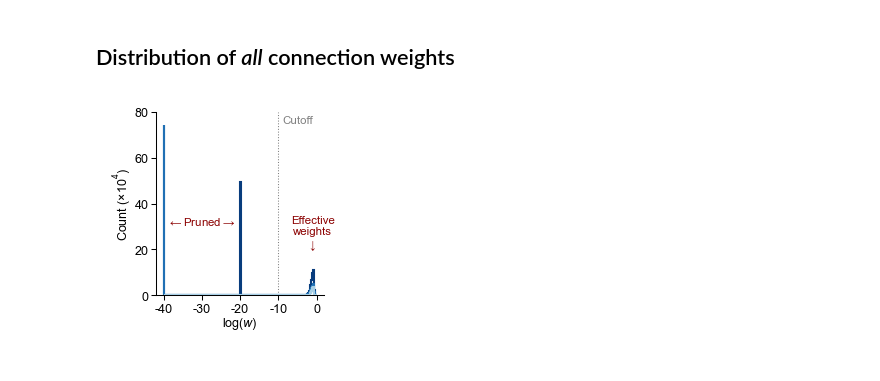
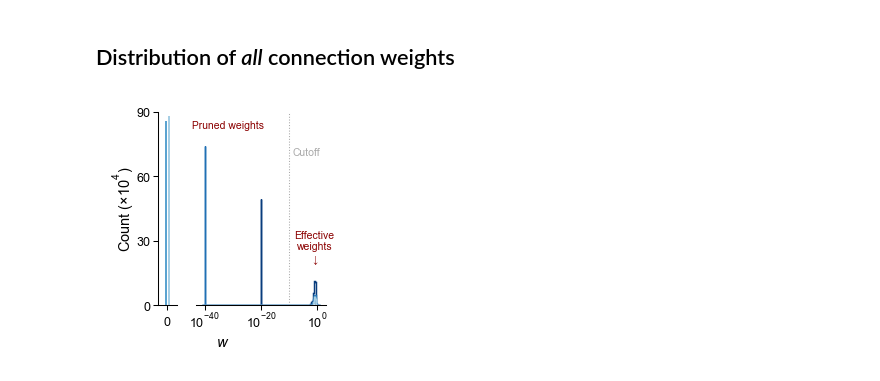
Before and after one commit to geoiat/2f-syn-con, a Jupyter notebook: figure_2.ipynb, the cells around one changed output. Saved outputs shown, nothing was run; the diff lists cells and outputs as text; code cells hidden in the pictures.

```diff
--- a/figure_2.ipynb
+++ b/figure_2.ipynb
@@ -18,7 +18,7 @@ plt.rcParams.update({'pdf.fonttype': 42,
                      'pdf.use14corefonts': False,
                      'ps.useafm': False,
                      'figure.constrained_layout.use': True,
-                     'figure.dpi': 150.,
+                     'figure.dpi': 150,
                      'font.size': 7,
                      'figure.titlesize': 7,
                      'figure.labelsize': 7,
@@ -75,13 +75,13 @@ Load data files containing the results of the simulations and the numerical solu
 # load to cpu
 device = torch.device('cpu')
 
-# main simulation
-data_50 = torch.load('./data/rnn-tol_f50_bern_seed1.pt', map_location=device)
+# rnn simulation with balanced patterns (f=0.5)
+data_50 = torch.load('./data/rnn_f50.pt', map_location=device)
 
 # theoretical solutions
-theory_l2 = np.load('./theory/replica_l2_geom_l0.npy', allow_pickle=True).item()
-theory_l2_crit = np.load('./theory/replica_l2_crit.npy', allow_pickle=True).item()
-theory_l1 = np.load('./theory/replica_l1_geom.npy', allow_pickle=True).item()
+theory_l2 = np.load('./theory/l2.npy', allow_pickle=True).item()
+theory_l2_crit = np.load('./theory/l2_crit.npy', allow_pickle=True).item()
+theory_l1 = np.load('./theory/l1.npy', allow_pickle=True).item()
 # %% [markdown]
 Define parameters about the simulation and print some meta-data.
 # %%
@@ -423,7 +423,6 @@ for i_z in range(n_z):
     w_50 = w_50[w_50>1e-10] # choose only survivors with the cutoff being 1e-10
     w_50 *= 0.1/w_50.mean() # normalize the mean
     hist_vals, hist_edges = np.histogram(w_50, bins=np.geomspace(1e-3, 1, 50))
-    area = np.dot(hist_vals, np.diff(np.log10(hist_edges)))
     h_n = ax.stairs(hist_vals, hist_edges, color=blues[i_z], alpha=1, lw=1., zorder=i_z)
 
 ax.text(14e-4, 3.6e4, r'$\it \alpha \, / \alpha_c =\!0.33$', size=5)
@@ -441,30 +440,44 @@ fig.show()
 # %% [markdown]
 ## Distribution of *all* connection weights
 # %%
-fig, ax = plt.subplots(figsize=(4*cm, 4*cm), nrows=1, ncols=1)
+fig, axs = plt.subplots(figsize=(4*cm, 4*cm), nrows=1, ncols=2, width_ratios=[1, 7])
 
 for i_z in range(n_z):
     w_50 = data_50['u'][i_z,:].pow(i_z+1).numpy() # compute w with recorded u-values
     w_50s = w_50[w_50>1e-10] # choose only survivors with the cutoff being 1e-10
     w_50 *= 0.1/w_50s.mean() # normalize the mean for the survivors
-    hist_vals, hist_edges = np.histogram(w_50, bins=np.geomspace(1e-40, 1, 200))
-    area = np.dot(hist_vals, np.diff(np.log10(hist_edges)))
-    h_n = ax.stairs(hist_vals, hist_edges, color=blues[i_z], alpha=1, lw=1., zorder=i_z)
+    hist_vals, hist_edges = np.histogram(w_50, bins=np.geomspace(1e-41, 1e1, 200))
+    h_n = axs[1].stairs(hist_vals, hist_edges, color=blues[i_z], alpha=1, lw=0.7, zorder=i_z)
 
-ax.text(1e-9, 7.5e5, 'Cutoff', size=5.5, color='grey')
-ax.text(1e-30, 35e4, r'$\leftarrow$Pruned$\rightarrow$', size=5.5, ha='center', va='top', color='darkred')
-ax.text(1e-1, 35e4, 'Effective\nweights\n'+r'$\downarrow$', size=5.5, ha='center', va='top', color='darkred')
-ax.axvline(1e-10, ls=':', c='gray', lw=0.5)
+jitter = [0,0, -0.08, 0.08]
+for i_z in range(2,4):
+    w_50 = data_50['u'][i_z,:].pow(i_z+1).numpy() # compute w with recorded u-values
+    w_50d = w_50[w_50==0] # filter out weights that are exactly 0
+    axs[0].bar(jitter[i_z], w_50d.size, color=blues[i_z], width=0.12)
 
-ax.set_xscale('log')
-ax.set_xticks([1e-40, 1e-30, 1e-20, 1e-10, 1], [-40, -30, -20, -10, 0], size=6)
-ax.set_ylim([0, 8e5])
-ax.set_yticks([0, 2e5, 4e5, 6e5, 8e5], [0, 20, 40, 60, 80], size=6)
-ax.set_ylabel(r'Count ($\times 10^4$)', labelpad=0, size=6)
-ax.set_xlabel(r'$log(\it{w})$', labelpad=0, size=6)
+axs[1].text(1e-9, 7e5, 'Cutoff', size=5., color='darkgray')
+fig.text(0.52, 0.92, 'Pruned weights', size=5, ha='center', va='top', color='darkred')
+axs[1].text(1e-1, 35e4, 'Effective\nweights\n'+r'$\downarrow$', size=5., ha='center', va='top', color='darkred')
+axs[1].axvline(1e-10, ls=':', c='darkgray', lw=0.5)
+
+axs[1].set_xscale('log')
+axs[1].set_xticks([1e-40, 1e-20, 1], [r'$10^{-40}$', r'$10^{-20}$', r'$10^{0}$'], size=6)
+axs[1].tick_params(axis='x', which='major', pad=0)
+axs[1].set_ylim([0, 9e5])
+axs[1].set_yticks([])
+axs[1].spines['left'].set_visible(False)
+
+axs[0].set_xlim([-0.5, 0.5])
+axs[0].set_xticks([0], [0], size=6)
+axs[0].tick_params(axis='x', which='major', pad=2.5)
+axs[0].set_ylim([0, 9e5])
+axs[0].set_yticks([0, 3e5, 6e5, 9e5], [0, 30, 60, 90], size=6)
+axs[0].set_ylabel(r'Count ($\times 10^4$)', labelpad=0, size=7)
+
+fig.supxlabel(r'$\it{w}$', size=7, y=-0.05)
 
 fig.show()
 
-#fig.savefig('./fig2_distr-w-50-ALL.pdf', dpi=300, bbox_inches='tight', pad_inches=0.02*cm)
+fig.savefig('./fig2_distr-w-50-ALL2.pdf', dpi=300, bbox_inches='tight', pad_inches=0.02*cm)
 # %% [output]
-[figure, old version]
+[figure, new version]
```
Also changed, not shown: parts of 1 cell of this notebook, 2 other files.
